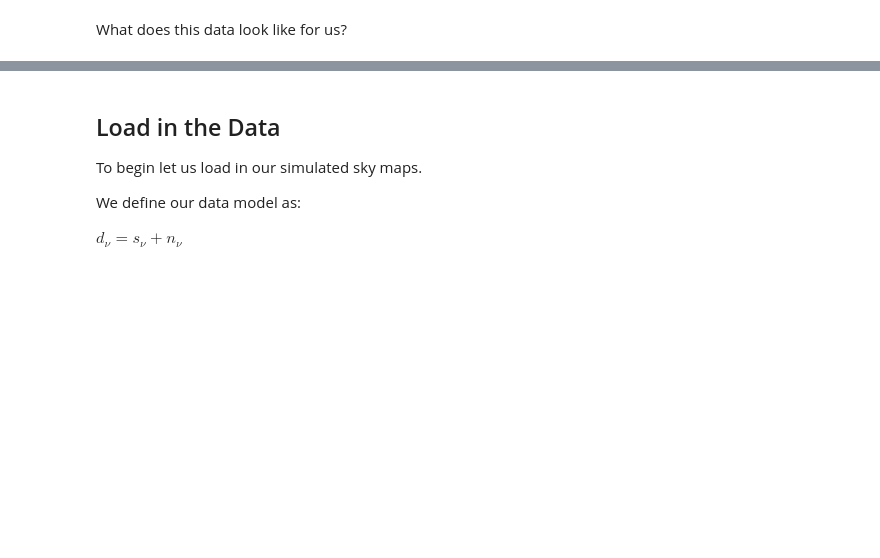
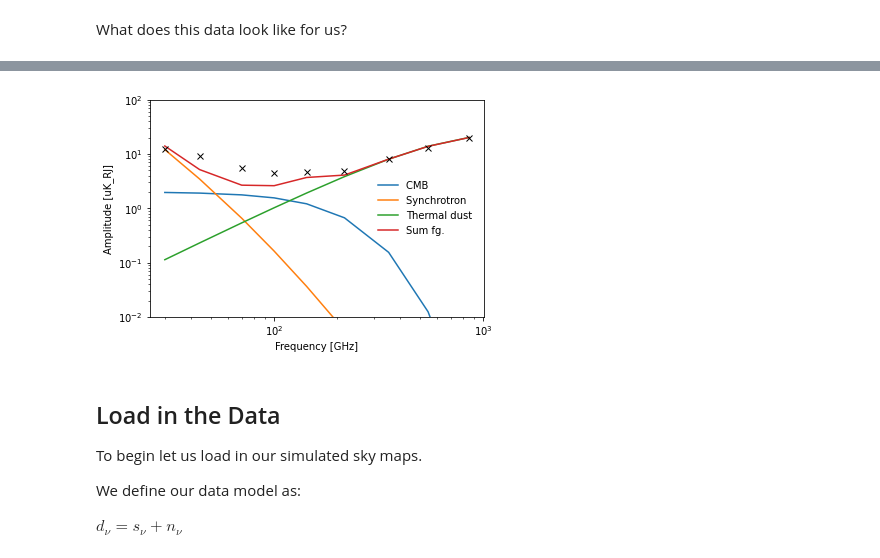
Before and after one commit to Cosmoglobe/Component-Separation-Course, a Jupyter notebook: build_your_own_gibbs_sampler.ipynb, the cells around one changed output, grey strips where cells are left out. Cells and saved outputs as stored; diff of their text form; code cells hidden in the pictures; blank space fills up the shorter version.

```diff
--- a/build_your_own_gibbs_sampler.ipynb
+++ b/build_your_own_gibbs_sampler.ipynb
@@ -247,0 +550,20 @@ where $\tens{T}$ is a matrix containing the scaling relation information, and $a
+# %%
+# Constants
+kb   = 1.38e-23      # Boltzmanns constant
+Tcmb = 2.7255        # CMB temperature
+h    = 6.626e-34     # Plancks constant
+
+# Calculates synchrotron value for given input frequency and parameters
+def synch_spec(A_synch, b_synch, synch_curv, synch_freq, synch_ref):
+    return float(A_synch*((synch_freq/synch_ref)**(b_synch+synch_curv*np.log(synch_freq/synch_ref))))
+
+# Calculates dust value for given input frequency and parameters
+def dust_spec(A_dust, b_dust, T_dust, dust_freq, dust_ref):
+    return float(A_dust*((dust_freq/dust_ref)**(b_dust + 1.)))* \
+        (np.exp(h*dust_ref*1.0e9/(kb*T_dust))-1.)/ \
+        (np.exp(h*dust_freq*1.0e9/(kb*T_dust))-1.)
+
+# Unit conversion between Rayleigh–Jeans units and cmb units
+def unit_conv(frequency):
+    xx = h*frequency*1.0e9/(kb*Tcmb)
+    return xx**2*np.exp(xx)/((np.exp(xx)-1.)**2)
@@ -248,3 +630,23 @@ where $\tens{T}$ is a matrix containing the scaling relation information, and $a
+# %%
+# Plot cmb, synchrotron, dust and total signal
+def plot_func(cmb_values, synch_values, dust_values, data_values, linestyle="-", tag=""):
+    plt.plot(freq.T, cmb_values, label = "CMB "+tag, linestyle=linestyle, color="C0",)
+    plt.plot(freq.T, synch_values, label = "Synchrotron "+tag, linestyle=linestyle,color="C1",)
+    plt.plot(freq.T, dust_values, label = "Thermal dust "+tag, linestyle=linestyle,color="C2",)
+    plt.plot(freq.T, data_values, label = "Sum fg. "+tag, linestyle=linestyle,color="C3",)
+    plt.xscale('log')
+    plt.yscale('log')
+    plt.xlabel("Frequency [GHz]")
+    plt.ylabel("Amplitude [uK_RJ]")
+    plt.ylim(1e-2,1e2)
+    plt.legend(loc="best", frameon=False)
+
+plot_func(cmb, synch, dust, data)
+#Data points for task 1.2:
+plt.plot(freq, [12.2, 9.0, 5.4, 4.5, 4.7, 4.8, 8.2, 13.1, 19.3], 'kx')
+plt.show()
+# %% [output]
+[figure, added]
 # %% [markdown]
 ## Load in the Data
 
```
Also changed, not shown: parts of 28 cells of this notebook.
